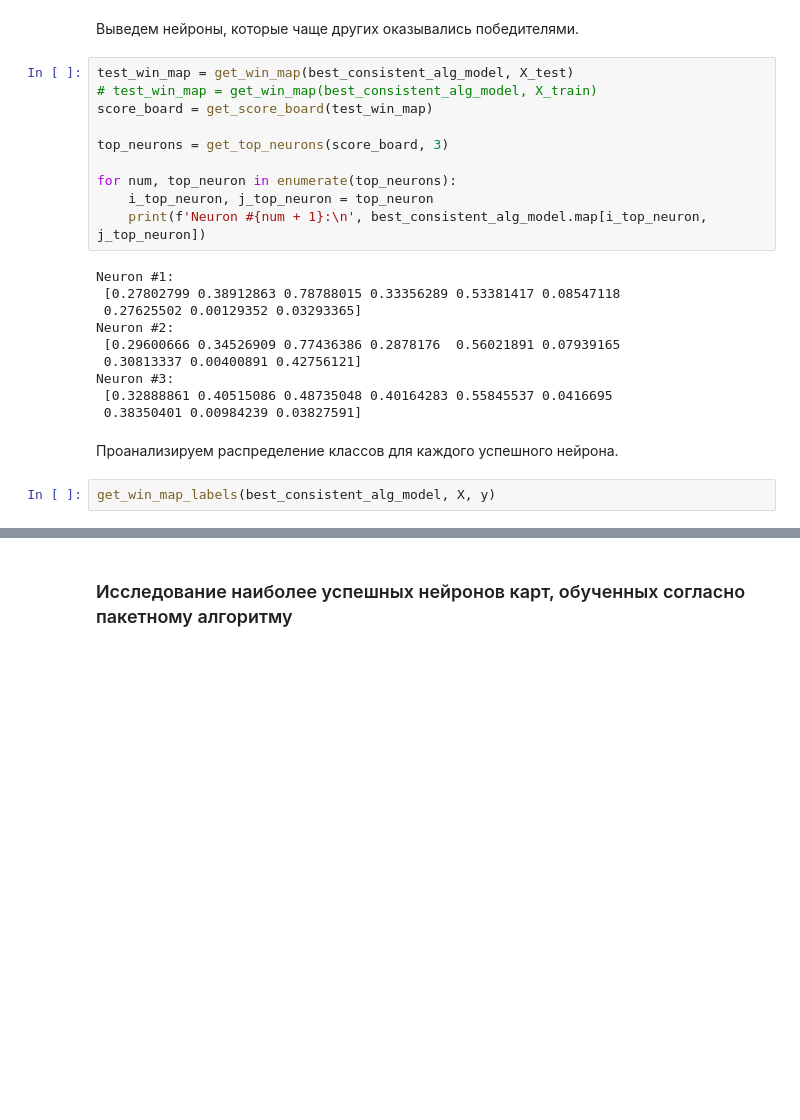
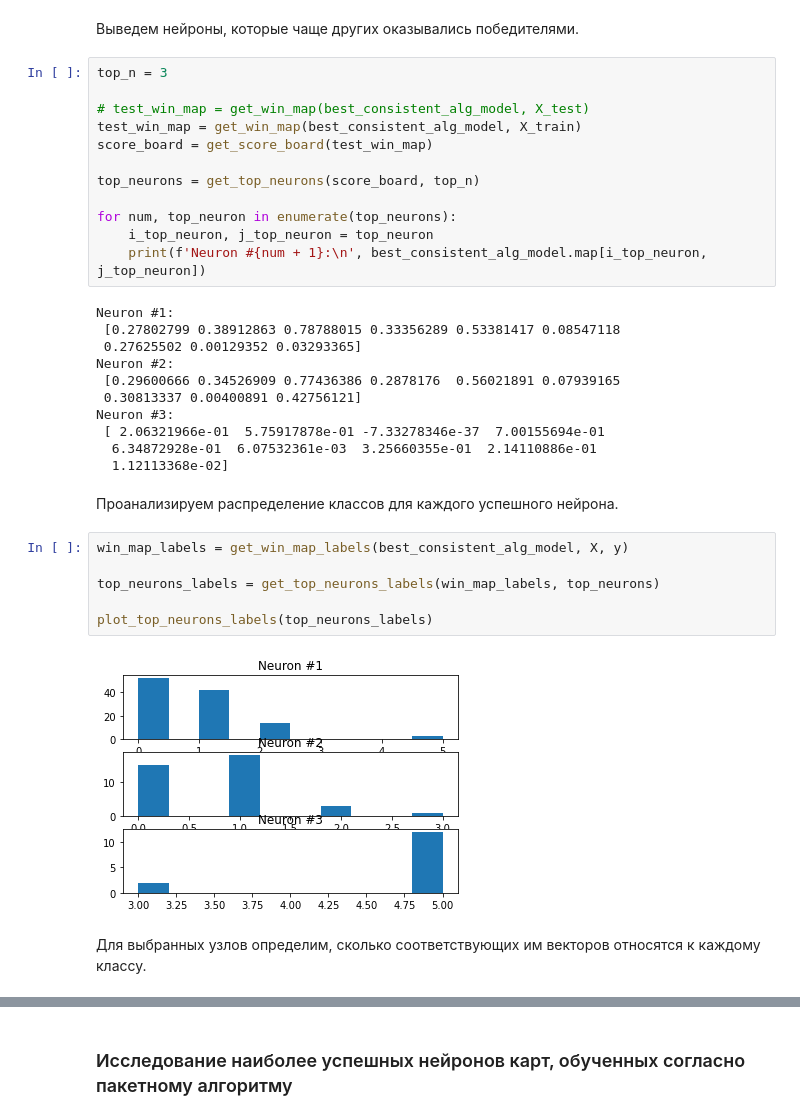
Before and after one commit to RelaxingCoyote/neural_networks, a Jupyter notebook: lb 2 kohonen maps/kohonen_maps.ipynb, the cells around one changed output, grey strips where cells are left out. Cells and saved outputs as stored; diff of their text form; blank space fills up the shorter version.

Commit message:
added winner neurons analysis

```diff
--- a/lb 2 kohonen maps/kohonen_maps.ipynb
+++ b/lb 2 kohonen maps/kohonen_maps.ipynb
@@ -739,11 +779,13 @@ def get_win_map_labels(kohonen_map_model, data, labels):
 # %% [markdown]
 Выведем нейроны, которые чаще других оказывались победителями.
 # %%
-test_win_map = get_win_map(best_consistent_alg_model, X_test)
-# test_win_map = get_win_map(best_consistent_alg_model, X_train)
+top_n = 3
+
+# test_win_map = get_win_map(best_consistent_alg_model, X_test)
+test_win_map = get_win_map(best_consistent_alg_model, X_train)
 score_board = get_score_board(test_win_map)
 
-top_neurons = get_top_neurons(score_board, 3)
+top_neurons = get_top_neurons(score_board, top_n)
 
 for num, top_neuron in enumerate(top_neurons):
     i_top_neuron, j_top_neuron = top_neuron
@@ -756,9 +798,18 @@ Neuron #2:
  [0.29600666 0.34526909 0.77436386 0.2878176  0.56021891 0.07939165
  0.30813337 0.00400891 0.42756121]
 Neuron #3:
- [0.32888861 0.40515086 0.48735048 0.40164283 0.55845537 0.0416695
- 0.38350401 0.00984239 0.03827591]
+ [ 2.06321966e-01  5.75917878e-01 -7.33278346e-37  7.00155694e-01
+  6.34872928e-01  6.07532361e-03  3.25660355e-01  2.14110886e-01
+  1.12113368e-02]
 # %% [markdown]
 Проанализируем распределение классов для каждого успешного нейрона.
-# %%
-get_win_map_labels(best_consistent_alg_model, X, y)
+# %%
+win_map_labels = get_win_map_labels(best_consistent_alg_model, X, y)
+
+top_neurons_labels = get_top_neurons_labels(win_map_labels, top_neurons)
+
+plot_top_neurons_labels(top_neurons_labels)
+# %% [output]
+[figure, added]
+# %% [markdown]
+Для выбранных узлов определим, сколько соответствующих им векторов относятся к каждому классу.
```
Also changed, not shown: parts of 8 cells of this notebook.
